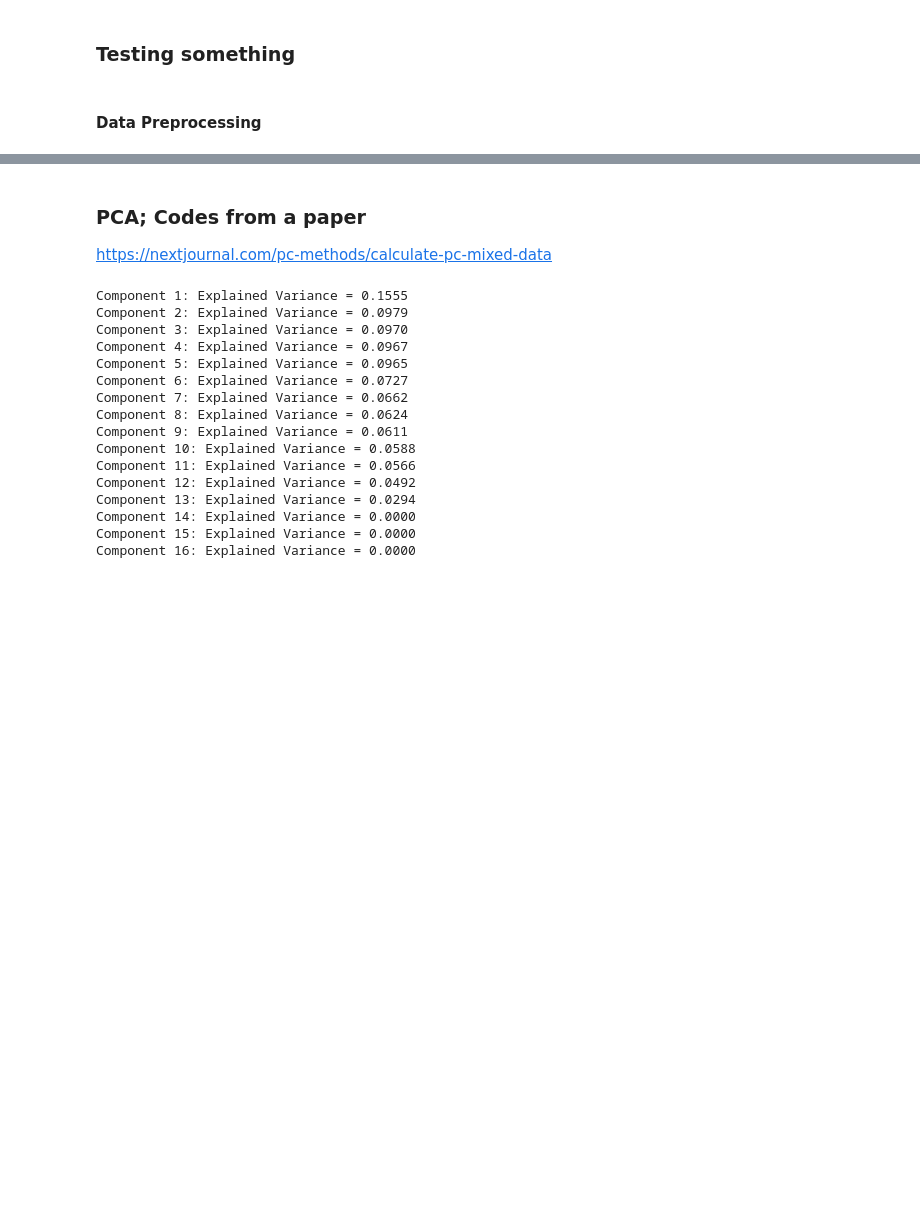
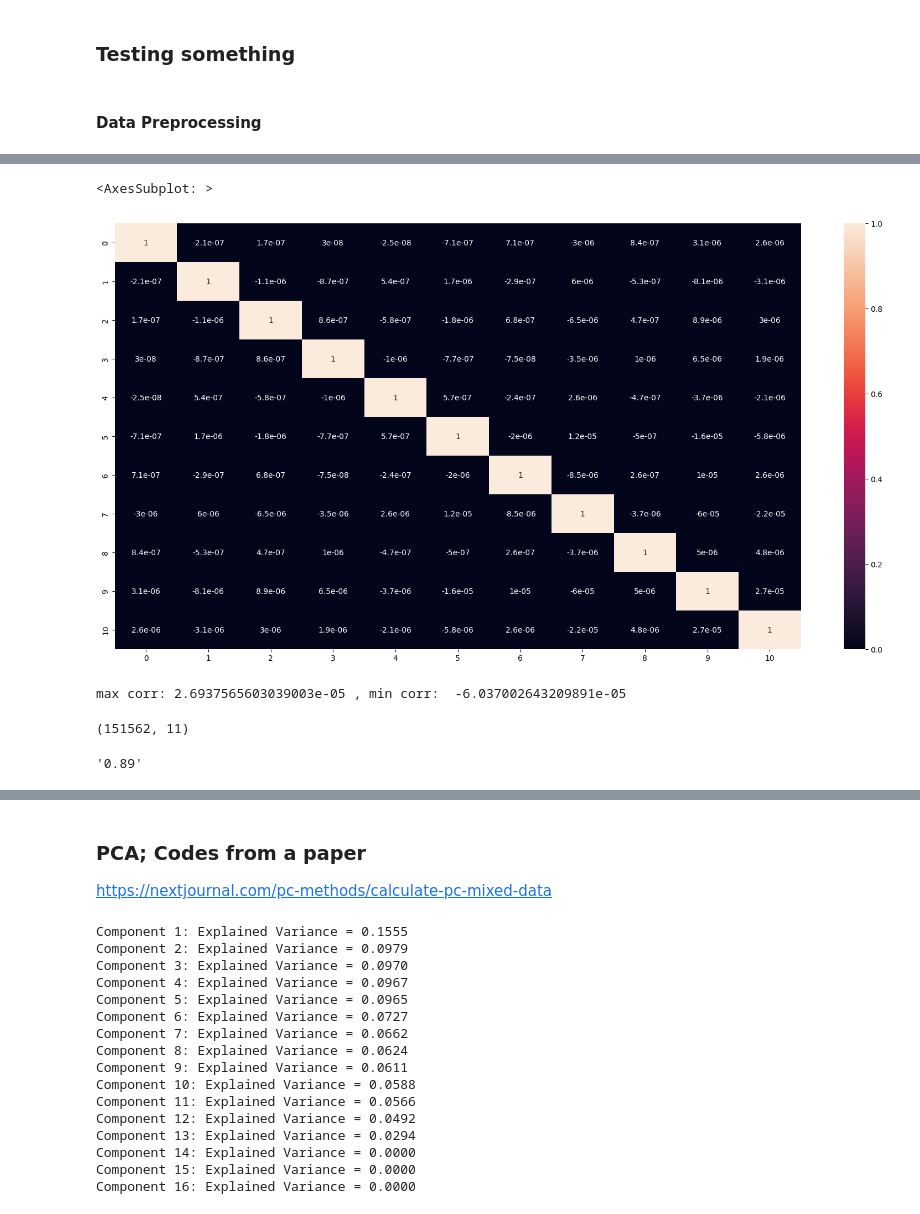
Before and after one commit to Johannes3001/AppliedML_Assign.01, a Jupyter notebook: Fredrik_Codes.ipynb, the cells around one changed output, grey strips where cells are left out. Drawn from its saved outputs; the diff is of its cells as text; code cells hidden in the pictures; blank space fills up the shorter version.

```diff
--- a/Fredrik_Codes.ipynb
+++ b/Fredrik_Codes.ipynb
@@ -99,0 +225,4 @@ test_df.describe()
+# %%
+#Using incremental PCA for efficiency - saves a lot of time on larger datasets
+from sklearn.decomposition import IncrementalPCA
+pca_final = IncrementalPCA(n_components=11)
@@ -99,0 +234,24 @@ test_df.describe()
+# %%
+#creating correlation matrix for the principal components
+corrmat = np.corrcoef(df_train_pca.transpose())
+# %%
+#plotting the correlation matrix
+%matplotlib inline
+plt.figure(figsize = (20,10))
+sns.heatmap(corrmat,annot = True)
+# %% [output]
+<AxesSubplot: >
+[figure, added]
+# %%
+# 1s -> 0s in diagonals
+corrmat_nodiag = corrmat - np.diagflat(corrmat.diagonal())
+print("max corr:",corrmat_nodiag.max(), ", min corr: ", corrmat_nodiag.min(),)
+# we see that correlations are indeed very close to 0
+# %% [output]
+max corr: 2.6937565603039003e-05 , min corr:  -6.037002643209891e-05
+# %%
+#Applying selected components to the test data - 11 components
+df_test_pca = pca_final.transform(X_test)
+df_test_pca.shape
+# %% [output]
+(151562, 11)
@@ -99,0 +265,6 @@ test_df.describe()
+# %%
+#Making prediction on the test data
+pred_probs_test = model_pca.predict_proba(df_test_pca)[:,1]
+"{:2.2}".format(metrics.roc_auc_score(y_test, pred_probs_test))
+# %% [output]
+'0.89'
```
Also changed, not shown: parts of 28 cells of this notebook.
